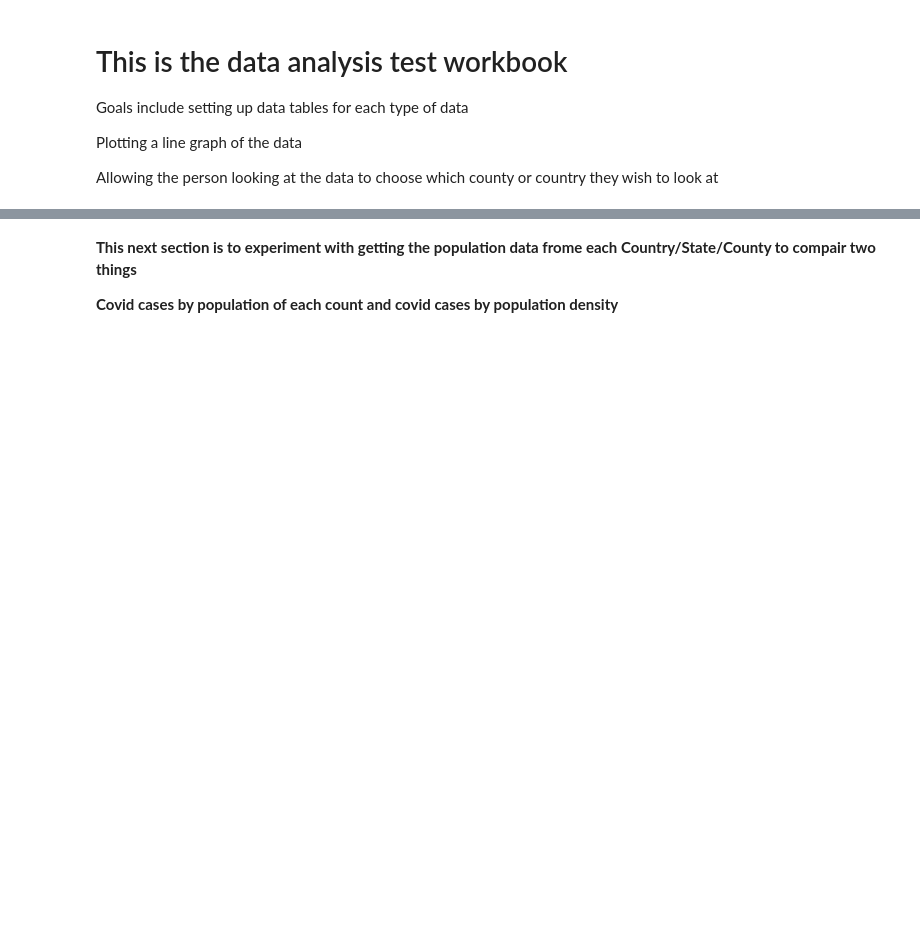
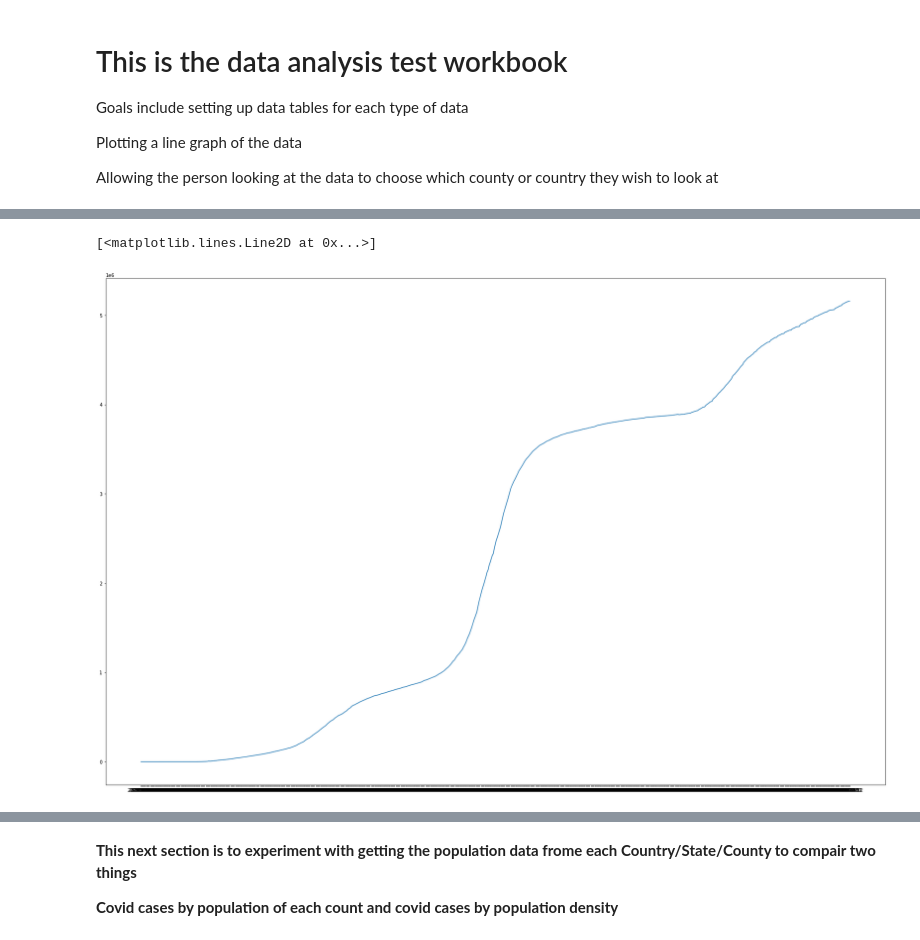
Before and after one commit to asullivan42/COVID_Bubble_Estimator, a Jupyter notebook: Data_Processing.ipynb, the cells around one changed output, grey strips where cells are left out. Drawn from its saved outputs; the diff is of its cells as text; code cells hidden in the pictures; blank space fills up the shorter version.

```diff
--- a/Data_Processing.ipynb
+++ b/Data_Processing.ipynb
@@ -86,0 +253,6 @@ dframe_Cal.describe()
+# %%
+plt.figure(figsize=(30,20))
+plt.plot(dframe_Cal.sum())
+# %% [output]
+[<matplotlib.lines.Line2D at 0x...>]
+[figure, added]
```
Also changed, not shown: parts of 66 cells of this notebook, 3 other files.
